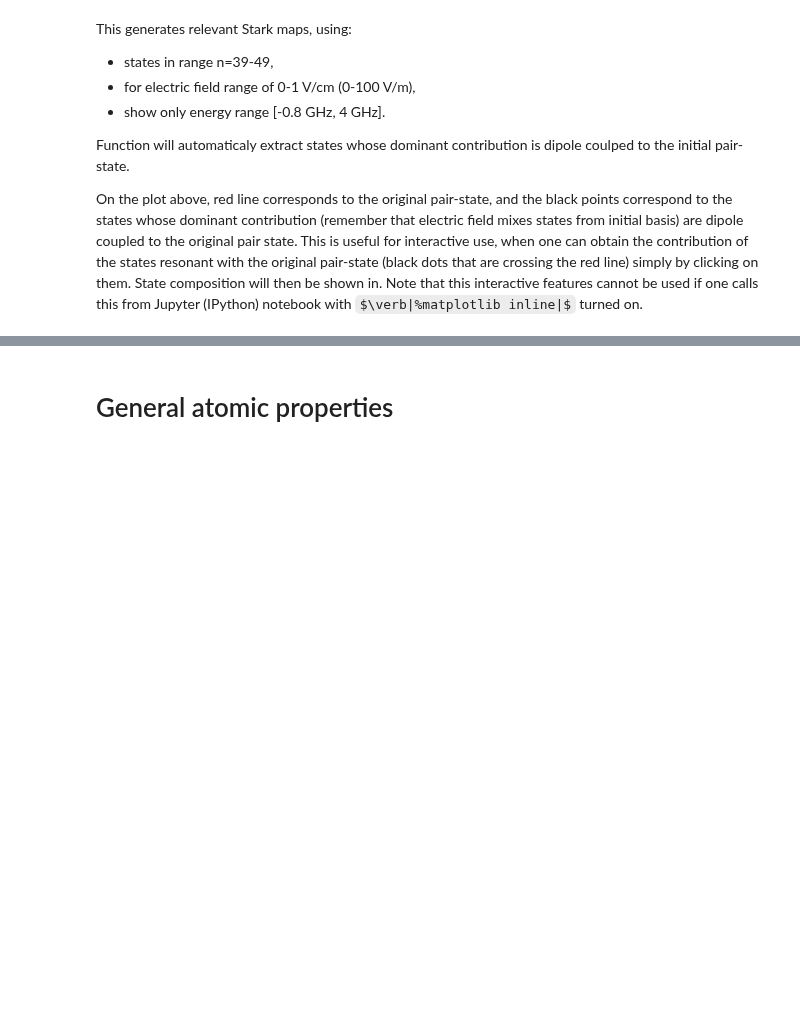
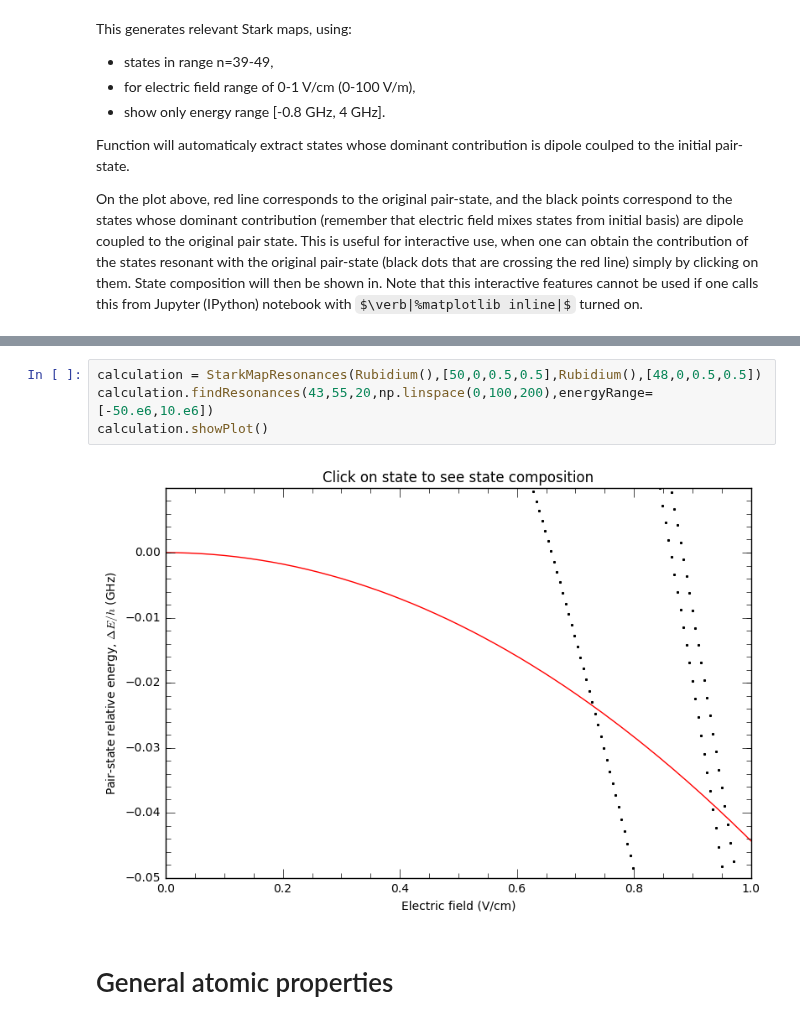
Before and after one commit to nikolasibalic/ARC-Alkali-Rydberg-Calculator, a Jupyter notebook: doc/Rydberg_atoms_a_primer_notebook.ipynb, the cells around one changed output, grey strips where cells are left out. Saved outputs shown, nothing was run; the diff lists cells and outputs as text; some formulas as TeX source; blank space fills up the shorter version.

```diff
--- a/doc/Rydberg_atoms_a_primer_notebook.ipynb
+++ b/doc/Rydberg_atoms_a_primer_notebook.ipynb
@@ -1189,3 +1204,9 @@ On the plot above, red line corresponds to the original pair-state, and the blac
+# %%
+calculation = StarkMapResonances(Rubidium(),[50,0,0.5,0.5],Rubidium(),[48,0,0.5,0.5])
+calculation.findResonances(43,55,20,np.linspace(0,100,200),energyRange=[-50.e6,10.e6])
+calculation.showPlot()
+# %% [output]
+[figure, added]
 # %% [markdown]
 # General atomic properties
 # %% [markdown]
```
Also changed, not shown: parts of 8 cells of this notebook, 3 other files.
